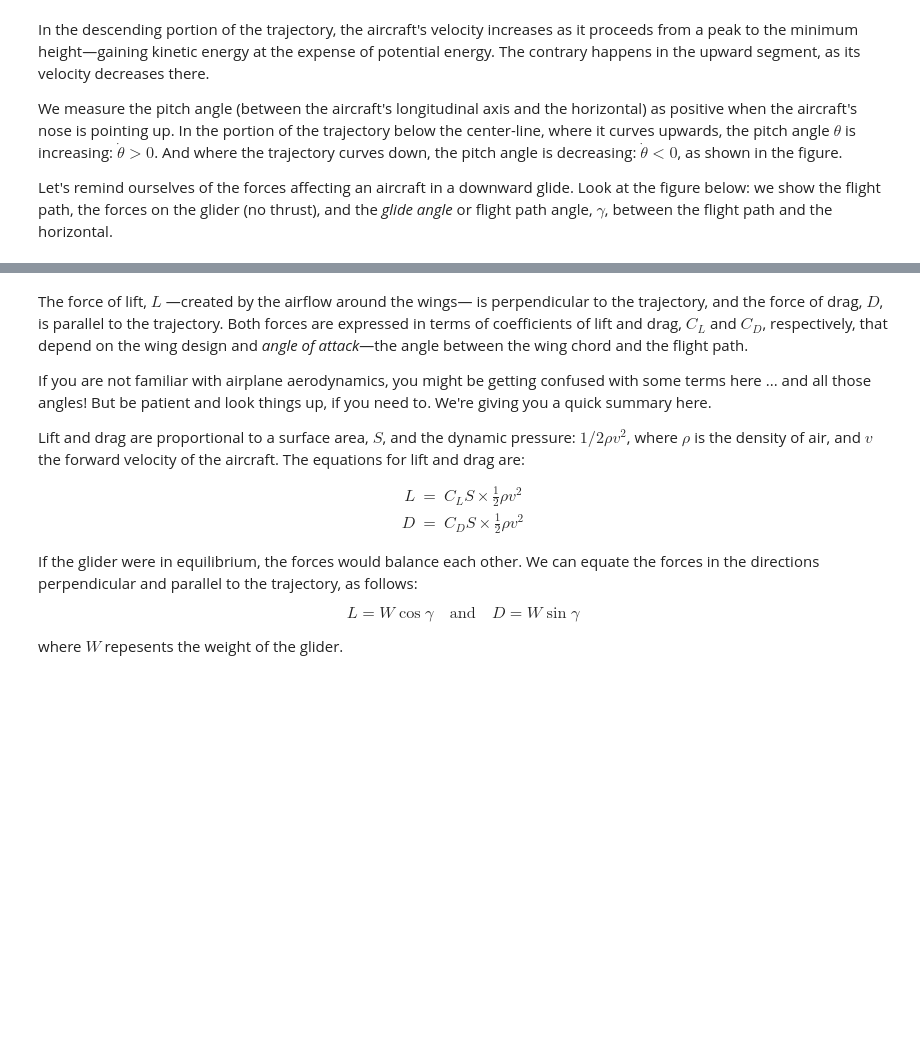
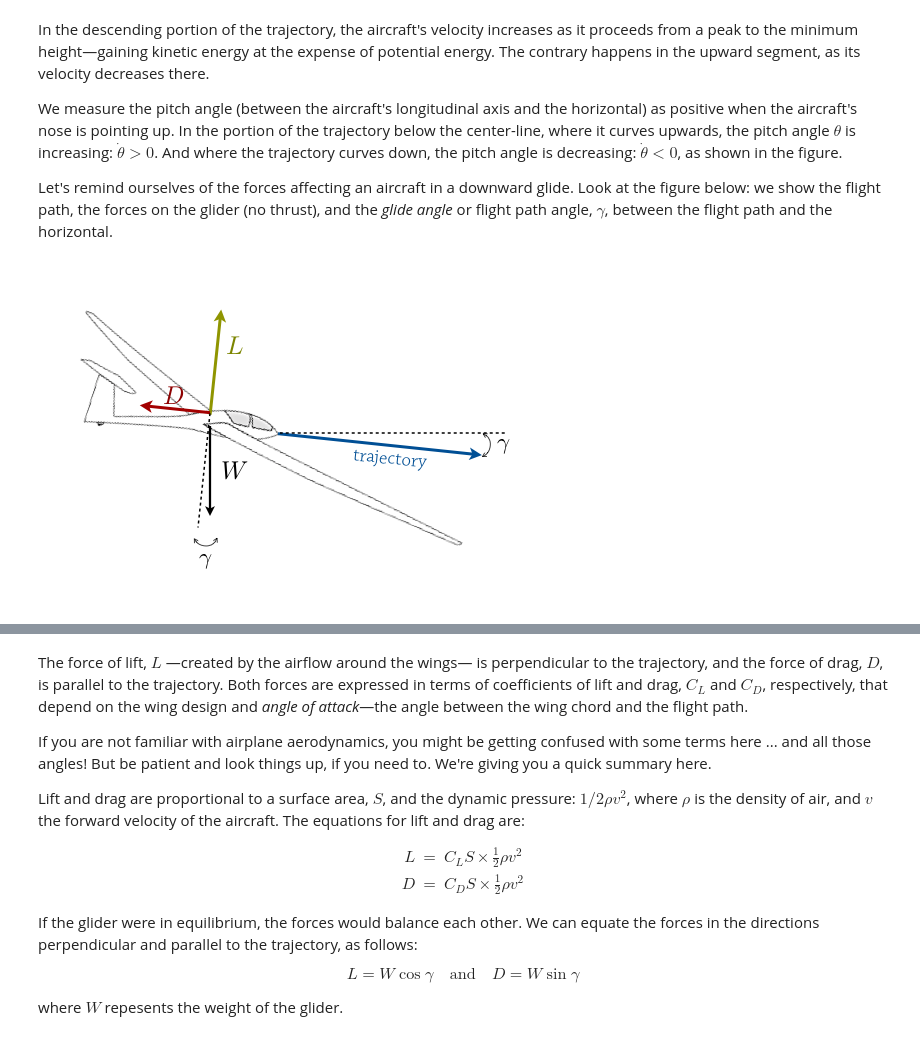
Before and after one commit to sidrahahmedAppliedMath/numerical-mooc, a Jupyter notebook: lessons/01_phugoid/01_01_Phugoid_Theory.ipynb, the cells around one changed output, grey strips where cells are left out. Drawn from its saved outputs; the diff is of its cells as text; code cells hidden in the pictures; blank space fills up the shorter version.

```diff
--- a/lessons/01_phugoid/01_01_Phugoid_Theory.ipynb
+++ b/lessons/01_phugoid/01_01_Phugoid_Theory.ipynb
@@ -38,4 +43,8 @@ In the descending portion of the trajectory, the aircraft's velocity increases a
 We measure the pitch angle (between the aircraft's longitudinal axis and the horizontal) as positive when the aircraft's nose is pointing up. In the portion of the trajectory below the center-line, where it curves upwards, the pitch angle $\theta$ is increasing: $\dot{\theta}>0$. And where the trajectory curves down, the pitch angle is decreasing: $\dot{\theta}<0$, as shown in the figure.
 
 Let's remind ourselves of the forces affecting an aircraft in a downward glide. Look at the figure below: we show the flight path, the forces on the glider (no thrust), and the _glide angle_ or flight path angle, $\gamma$, between the flight path and the horizontal.
+# %%
+Image('./figures/glider_forces.png')
+# %% [output]
+[figure, added]
 # %% [markdown]
```
Also changed, not shown: parts of 11 cells of this notebook.
